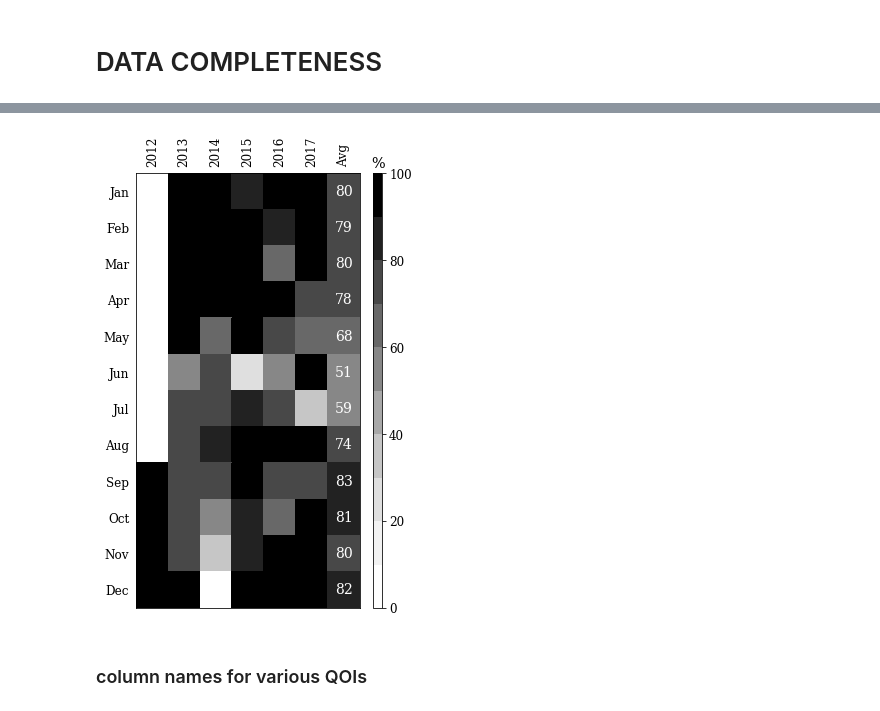
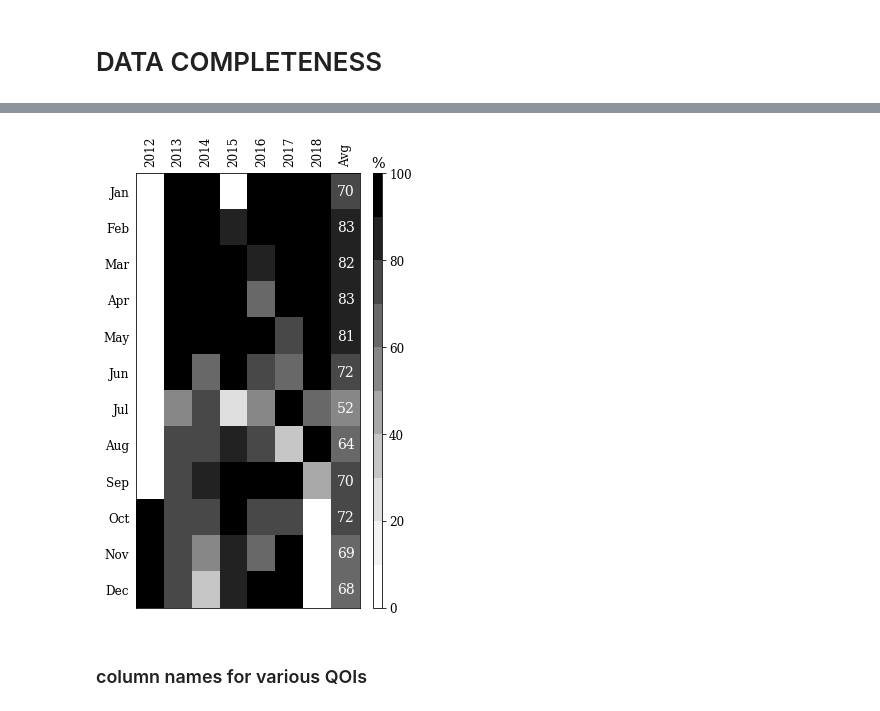
Before and after one commit to NREL/MetMastVis, a Jupyter notebook: notebooks/NWTC_sitechar_v0.ipynb, the cells around one changed output, grey strips where cells are left out. Saved outputs shown, nothing was run; the diff lists cells and outputs as text; code cells hidden in the pictures.

Commit message:
update met_funcs, availability

```diff
--- a/notebooks/NWTC_sitechar_v0.ipynb
+++ b/notebooks/NWTC_sitechar_v0.ipynb
@@ -22,13 +28,13 @@ plt.rc('font', family='serif')
 plt.rc('font', size=fs)
 # %%
 # paths (must mount volume smb://nrel.gov/shared/wind/WindWeb/MetData/135mData/M5Twr)
-metPathLoHz = '/Volumes/M5Twr/10min/txt/'
+metPathLoHz = '/Volumes/135mData/M5Twr/10min/txt/'
 figPath = '../../figs/'
 # metPathLoHz = '/Volumes/shared/Wind/WindWeb/MetData/135mData/M5Twr/10min/txt/'
 # %%
 # time range
-# years  = [ int(a) for a in np.arange(2012,2018,1) ] #
-years = [2017]
+years  = [ int(a) for a in np.arange(2012,2019,1) ] #
+# years = [2017]
 months = [ int(a) for a in np.arange(1,12.1,1) ]
 # %% [markdown]
 # READ IN DATA
@@ -84,18 +64,16 @@ fig.savefig(os.path.join(figPath,'M5_completeness_without_wdir_restriction_times
-# %%
-# evaluate how complete the data are
-maxObs   = np.zeros((len(months),len(years)))
-availObs = np.zeros((len(months),len(years)))
-
-for iyear,year in enumerate(years):
-    for imonth,month in enumerate(months):
-
-        junk, ndays = monthrange(year,month)
-        maxObs[imonth,iyear] = ndays*24*6
-
-        t1 = str(pd.to_datetime('{0}{1:02d}{2:02d} 00:00'.format(year,month,1), format='%Y%m%d %H:%M'))
-        t2 = str(pd.to_datetime('{0}{1:02d}{2:02d} 23:59'.format(year,month,ndays), format='%Y%m%d %H:%M'))
-        availObs[imonth,iyear] = len(filt.loc[t1:t2])
-
-completeness = (availObs/maxObs)*100
-# also add yearly averaged completeness
-completeness = np.concatenate((completeness,np.mean(completeness,axis=1)[:,None]),axis=1)
+# %%
+availObs = test.resample('M', convention='start').count()['Record']
+maxObs   = np.zeros(len(availObs))
+yearmonth = []
+
+for ii, iyear, imonth in zip(range(len(availObs)), availObs.index.year, availObs.index.month):
+    _,ndays = monthrange(iyear,imonth)
+    maxObs[ii] = ndays*24*6
+    yearmonth.append(pd.to_datetime('{0}-{1}'.format(iyear,imonth)))
+
+completeness = (availObs/maxObs)*100
+
+tmp = np.zeros(84)
+tmp[8:8+73] = completeness.values
+tmp = tmp.reshape((7,12)).T
+completenesswmean = np.concatenate((tmp,np.mean(tmp,axis=1)[:,None]),axis=1)
@@ -102,30 +92,31 @@ completeness = np.concatenate((completeness,np.mean(completeness,axis=1)[:,None]
 # %%
+
 fig = plt.figure(figsize=(5,8))
 ax  = fig.add_subplot(111)
 cmap = plt.get_cmap('Greys')
 norm = BoundaryNorm(np.arange(0.0,100.01,10), ncolors=cmap.N)
-p = ax.pcolormesh(completeness,cmap='Greys',norm=norm)
+p = ax.pcolormesh(completenesswmean,cmap='Greys',norm=norm)
 ax.set_xticks([ i+0.5 for i in range(len(years)+1) ])
 ax.set_xticklabels([str(y) for y in years]+['Avg'])
 ax.xaxis.tick_top()
 ax.set_yticks([ i+0.5 for i in range(len(months)) ])
 ax.set_yticklabels([month_name[i][0:3] for i in months ])
 labels = ax.get_xticklabels()
 plt.setp(labels, rotation=90)
 ax.xaxis.set_ticks_position('none')
 ax.yaxis.set_ticks_position('none')
 ax.invert_yaxis()
 clb = plt.colorbar(p,aspect=50)
 clb.ax.set_title('%')
 
 for im,month in enumerate(months):
-        ax.text(len(years)+0.5,im+0.5,'{0:.0f}'.format(completeness[im,-1]),
+        ax.text(len(years)+0.5,im+0.5,'{0:.0f}'.format(completenesswmean[im,-1]),
                 horizontalalignment='center',verticalalignment='center',
                 color='w',fontsize=14)
 
 fig.savefig(os.path.join(figPath,'M5_completeness_without_wdir_restriction.png'),bbox_inches='tight')
 # %% [output]
-[figure, old version]
+[figure, new version]
 # %% [markdown]
 ### column names for various QOIs
 # %%
```
Also changed, not shown: parts of 4 cells of this notebook, 2 other files.
